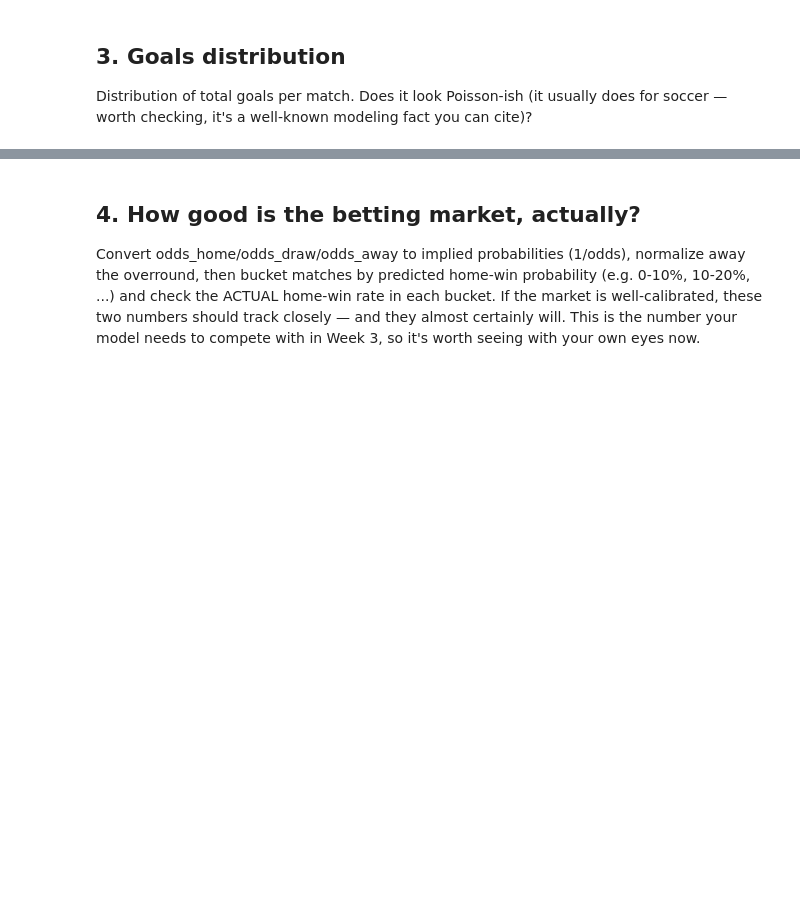
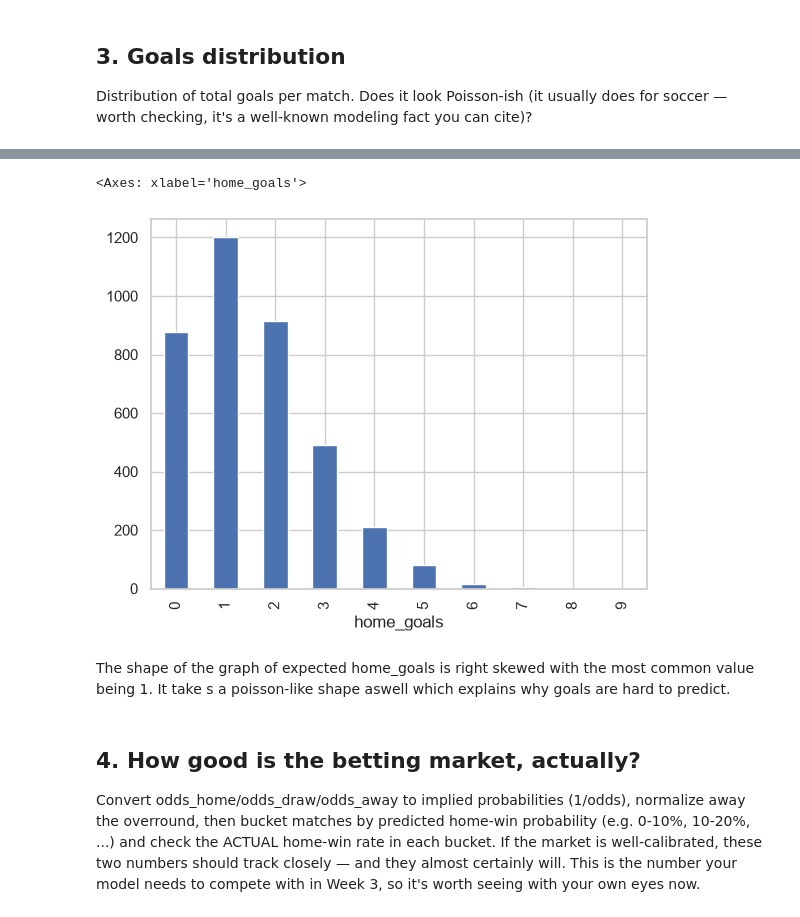
Before and after one commit to evanwillis0/soccer-match-predictor, a Jupyter notebook: notebooks/01_eda.ipynb, the cells around one changed output, grey strips where cells are left out. Saved outputs shown, nothing was run; the diff lists cells and outputs as text; code cells hidden in the pictures; blank space fills up the shorter version.

```diff
--- a/notebooks/01_eda.ipynb
+++ b/notebooks/01_eda.ipynb
@@ -40,3 +90,10 @@ Distribution of total goals per match. Does it look Poisson-ish (it usually does
+# %%
+matches["home_goals"].value_counts().sort_index().plot(kind="bar")
+# %% [output]
+<Axes: xlabel='home_goals'>
+[figure, added]
+# %% [markdown]
+The shape of the graph of expected home_goals is right skewed with the most common value being 1. It take s a poisson-like shape aswell which explains why goals are hard to predict.
 # %% [markdown]
 ## 4. How good is the betting market, actually?
 
```
Also changed, not shown: parts of 28 cells of this notebook, 11 other files.
